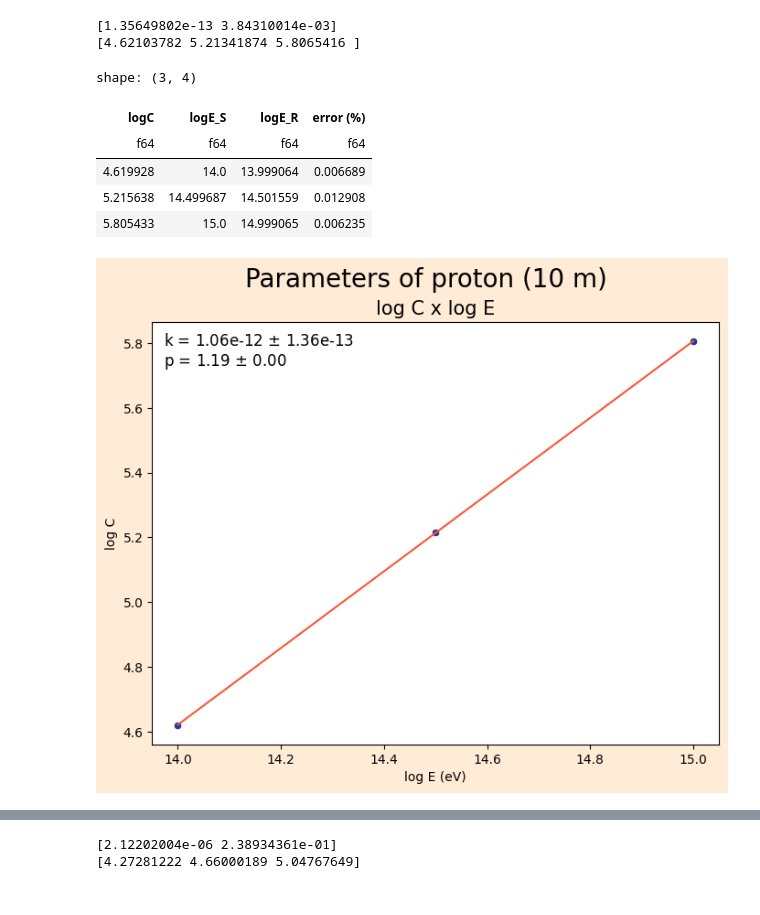
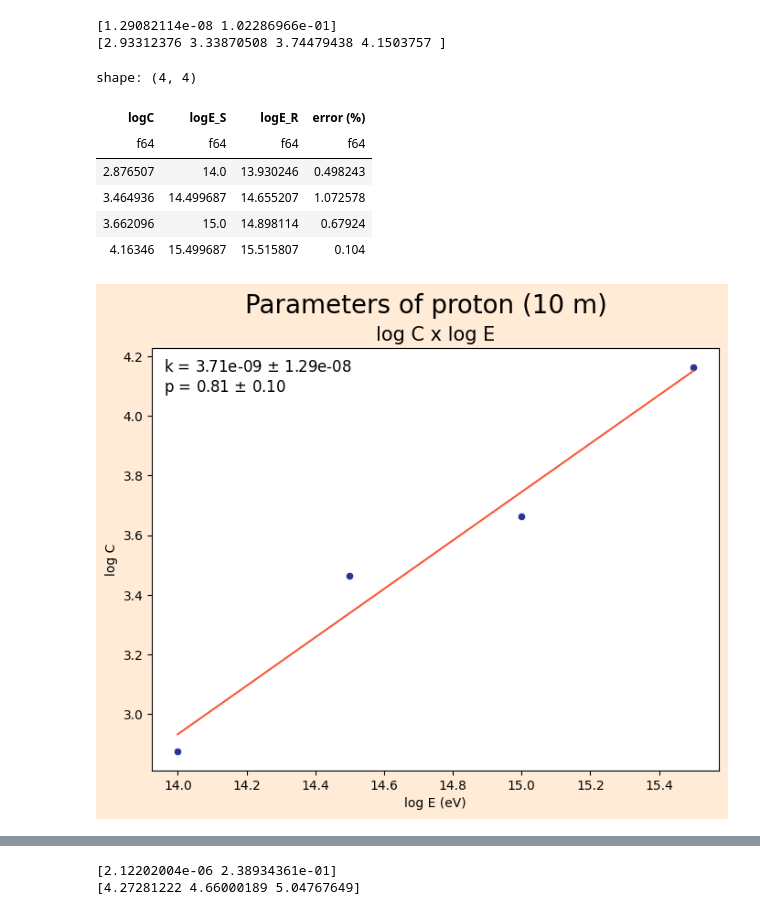
Before and after one commit to lucas-orfei/mestrado, a Jupyter notebook: array_3det.ipynb, the cells around one changed output, grey strips where cells are left out. Saved outputs shown, nothing was run; the diff lists cells and outputs as text; code cells hidden in the pictures.

```diff
--- a/array_3det.ipynb
+++ b/array_3det.ipynb
@@ -8,7 +8,7 @@ from scipy.optimize import curve_fit
 import re
 import math
 # %%
-caminho_arquivo = "tratados_3det/photon/photon1E15"
+caminho_arquivo = "tratados_3det/proton/proton3.16E15"
 
 def processar_arquivo(nome_arquivo):
     # Listas para armazenar as detecções por tipo de partícula e por detector
@@ -621,8 +685,8 @@ shape: (287, 3)
 # Fit do próton
 from scipy.optimize import curve_fit
 
-C = [4.168e+04, 1.643e+05, 6.389e+05]
-E = [1E14, 3.16E14, 1E15]
+C = [752.5, 2917, 4593, 1.457e+04]
+E = [1E14, 3.16E14, 1E15, 3.16E15]
 
 logC = np.log10(C)
 logE = np.log10(E)
@@ -652,37 +716,38 @@ print(np.sqrt(np.diag(cov)))
 
 print(power(E,*coefficients_proton))
 
 ax.plot(logE, power(E,*coefficients_proton), color = '#F95738')
 sns.scatterplot(x = logE, y = logC, color = '#29339B', ax = ax)
 
 ax.legend(title = 'k = {:.2e} $\pm$ {:.2e}\np = {:.2f} $\pm$ {:.2f}'
           .format(coefficients_proton[0],inc[0],coefficients_proton[1],inc[1]),
           title_fontsize = 12,facecolor = 'white', frameon = False)
 
 
 logE_0_array = ((np.log10(C/coefficients_proton[0]))/coefficients_proton[1])
 
 logE_0 = logE_0_array.tolist()
 
 data = {
     'logC':logC,
     'logE_S':logE,
     'logE_R':logE_0
 }
 
 df = pl.DataFrame(data)
 
 df = df.with_columns(
         abs((((pl.col('logE_R')-pl.col('logE_S'))/pl.col('logE_S'))*100)).alias('error (%)')
 )
 df
 # %% [output]
-[1.35649802e-13 3.84310014e-03]
-[4.62103782 5.21341874 5.8065416 ]
+[1.29082114e-08 1.02286966e-01]
+[2.93312376 3.33870508 3.74479438 4.1503757 ]
-shape: (3, 4)
+shape: (4, 4)
 | logC | logE_S | logE_R | error (%) |
 | f64 | f64 | f64 | f64 |
-| 4.619928 | 14.0 | 13.999064 | 0.006689 |
-| 5.215638 | 14.499687 | 14.501559 | 0.012908 |
-| 5.805433 | 15.0 | 14.999065 | 0.006235 |
+| 2.876507 | 14.0 | 13.930246 | 0.498243 |
+| 3.464936 | 14.499687 | 14.655207 | 1.072578 |
+| 3.662096 | 15.0 | 14.898114 | 0.67924 |
+| 4.16346 | 15.499687 | 15.515807 | 0.104 |
-[figure, old version]
+[figure, new version]
```
Also changed, not shown: parts of 25 cells of this notebook.
